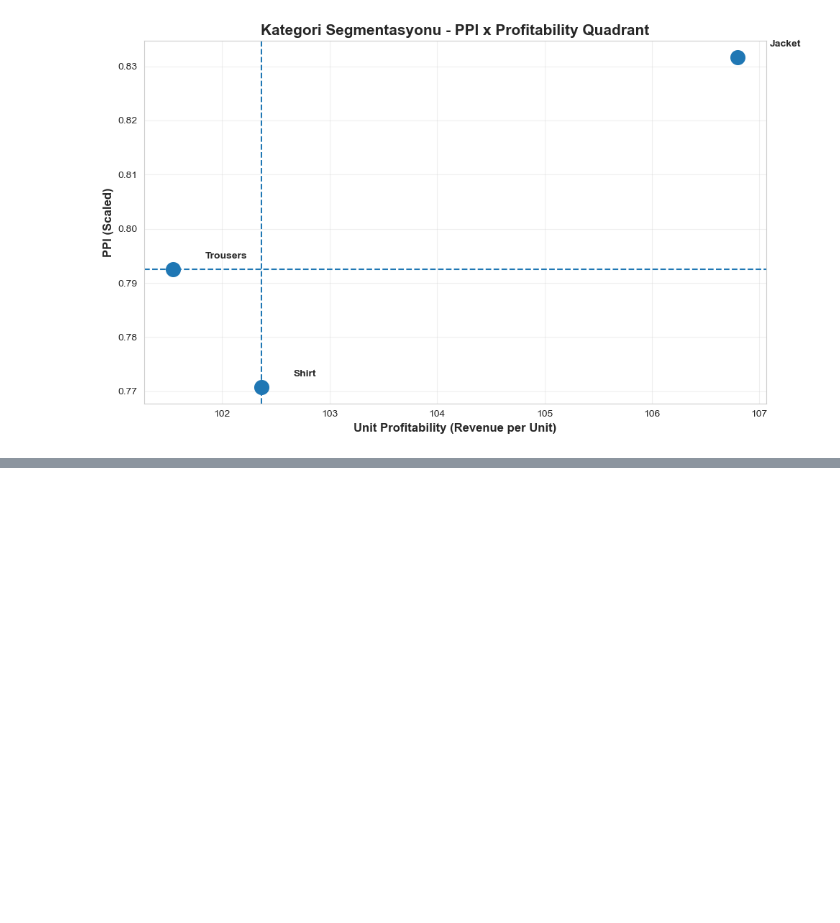
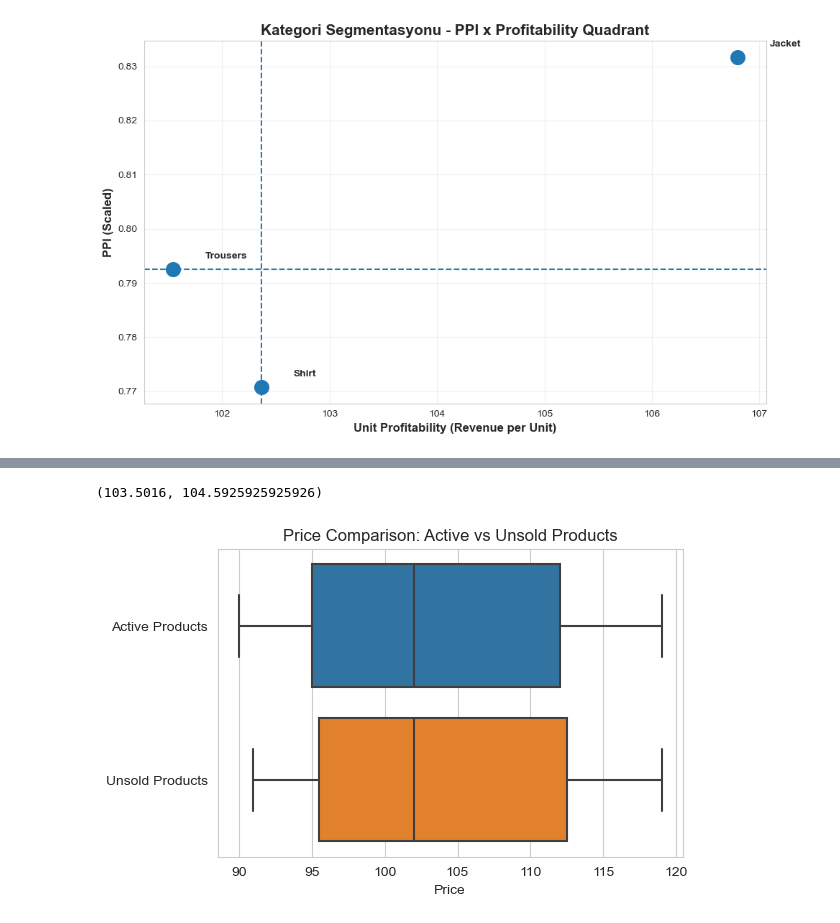
Before and after one commit to zeynepmert/Workintech_data_analysis_graduation_project, a Jupyter notebook: python/Product_Analysis.ipynb, the cells around one changed output, grey strips where cells are left out. Saved outputs shown, nothing was run; the diff lists cells and outputs as text; code cells hidden in the pictures; blank space fills up the shorter version.

```diff
--- a/python/Product_Analysis.ipynb
+++ b/python/Product_Analysis.ipynb
@@ -502,0 +586,16 @@ elasticity < 1 → müşteri fiyat hassas değil → premium pricing potansiyeli
+# %%
+active_mean_price = df['price_per_unit'].mean()
+unsold_mean_price = unsold_df['price'].mean()
+
+active_mean_price, unsold_mean_price
+# %% [output]
+(103.5016, 104.5925925925926)
+# %%
+plt.figure(figsize=(6,4))
+sns.boxplot(data=[df['price_per_unit'], unsold_df['price']], orient='h')
+plt.yticks([0,1], ['Active Products', 'Unsold Products'])
+plt.title("Price Comparison: Active vs Unsold Products")
+plt.xlabel("Price")
+plt.show()
+# %% [output]
+[figure, added]
```
Also changed, not shown: parts of 37 cells of this notebook, 3 other files.
